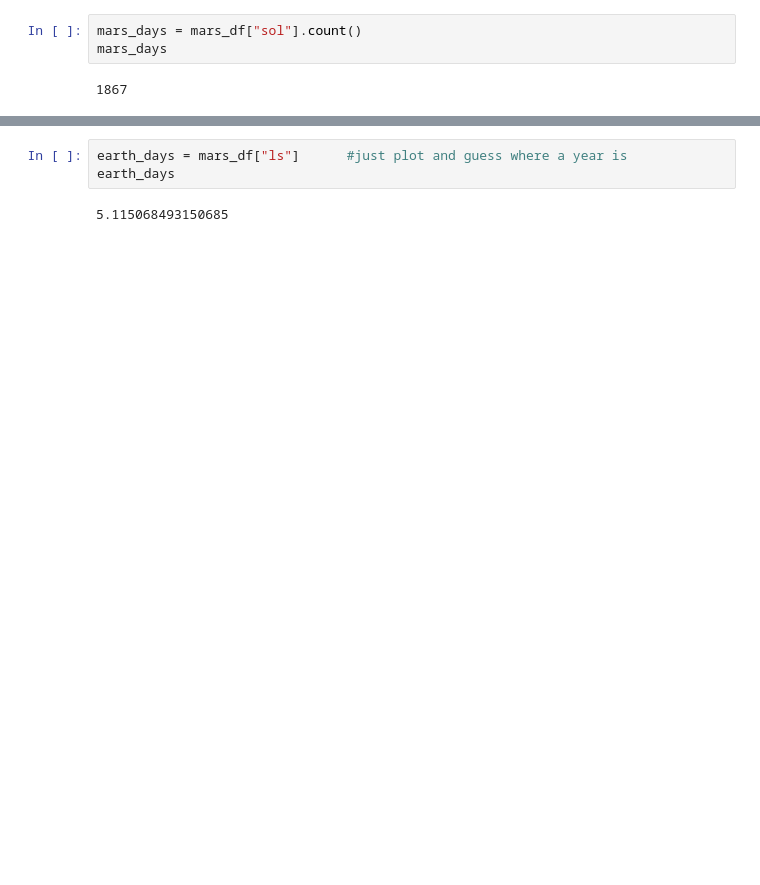
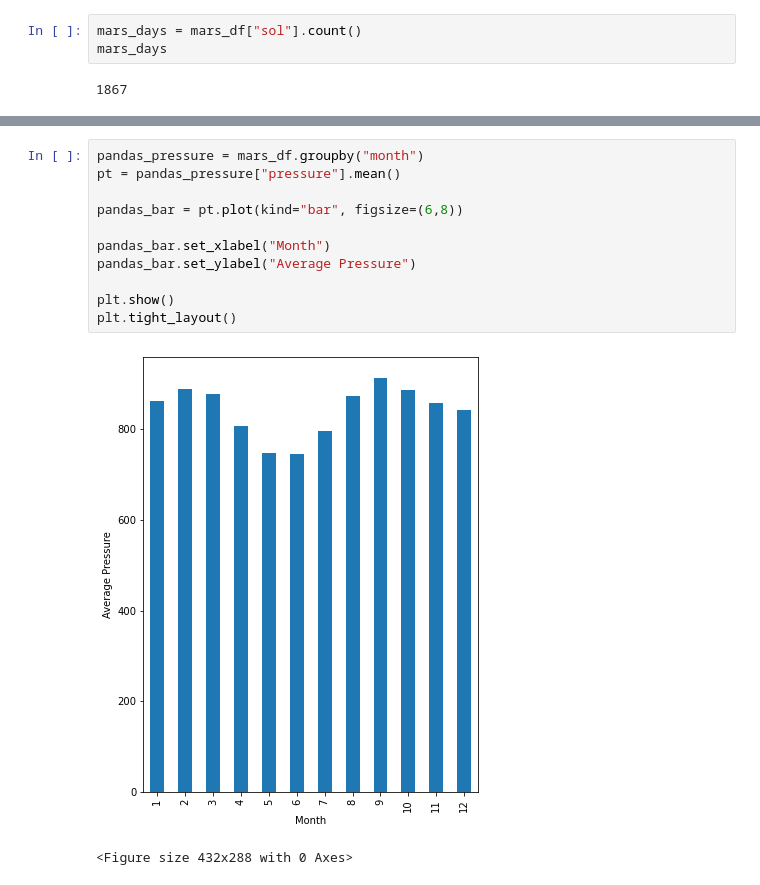
Before and after one commit to bdub99/Mars-Article-Scrape-Analysis, a Jupyter notebook: mars_data_challenge_part_2.ipynb, the cells around one changed output, grey strips where cells are left out. Saved outputs shown, nothing was run; the diff lists cells and outputs as text; blank space fills up the shorter version.

```diff
--- a/mars_data_challenge_part_2.ipynb
+++ b/mars_data_challenge_part_2.ipynb
@@ -81,5 +144,14 @@ avg_mars_pressure
-# %%
-earth_days = mars_df["ls"]      #just plot and guess where a year is
-earth_days
-# %% [output]
-5.115068493150685
+# %%
+pandas_pressure = mars_df.groupby("month")
+pt = pandas_pressure["pressure"].mean()
+
+pandas_bar = pt.plot(kind="bar", figsize=(6,8))
+
+pandas_bar.set_xlabel("Month")
+pandas_bar.set_ylabel("Average Pressure")
+
+plt.show()
+plt.tight_layout()
+# %% [output]
+[figure, added]
+<Figure size 432x288 with 0 Axes>
```
Also changed, not shown: parts of 7 cells of this notebook.
